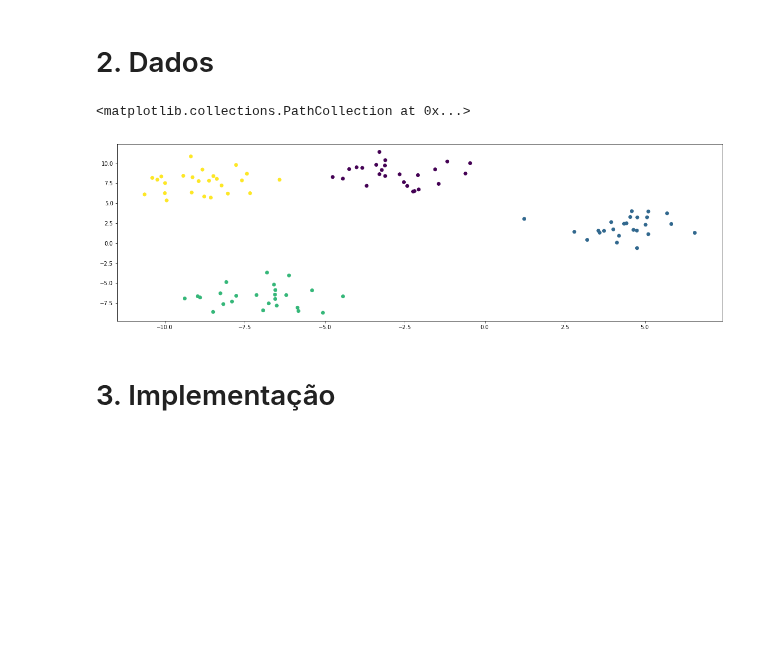
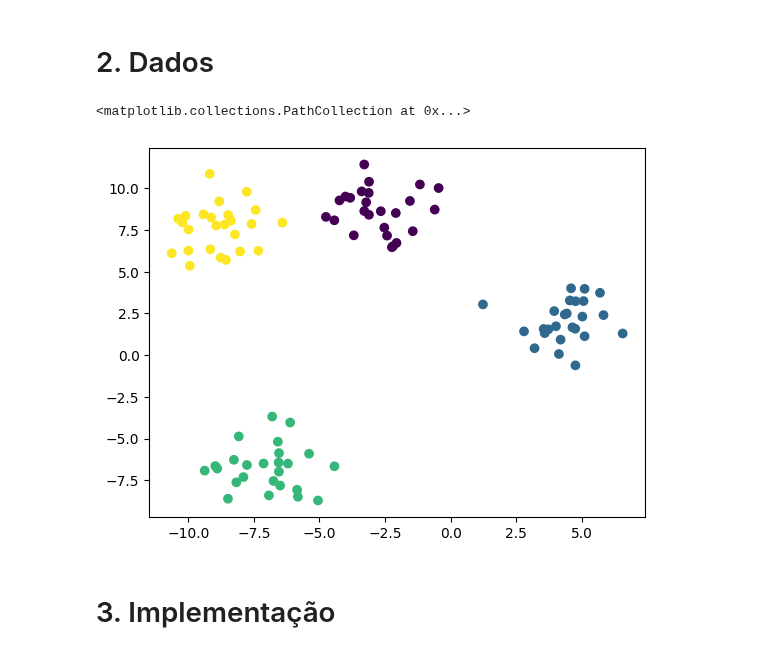
Before and after one commit to arnaldog12/Machine_Learning, a Jupyter notebook: Mean Shift.ipynb, the cells around one changed output. Cells and saved outputs as stored; diff of their text form; code cells hidden in the pictures; blank space fills up the shorter version.

```diff
--- a/Mean Shift.ipynb
+++ b/Mean Shift.ipynb
@@ -58,11 +54,10 @@ Ou seja, o Meanshift é calculado pela **média ponderada dos pontos afetados em
 # %%
 x, y = make_blobs(100, 2, centers=4, cluster_std=1.3, random_state=42)
 
-plt.figure(figsize=(20, 6))
-plt.scatter(x[:,0], x[:,1], c=y)
+plt.scatter(x[:, 0], x[:, 1], c=y)
 # %% [output]
 <matplotlib.collections.PathCollection at 0x...>
-[figure, old version]
+[figure, new version]
 # %% [markdown]
 # 3. Implementação
 # %%
```
Also changed, not shown: parts of 6 cells of this notebook.
